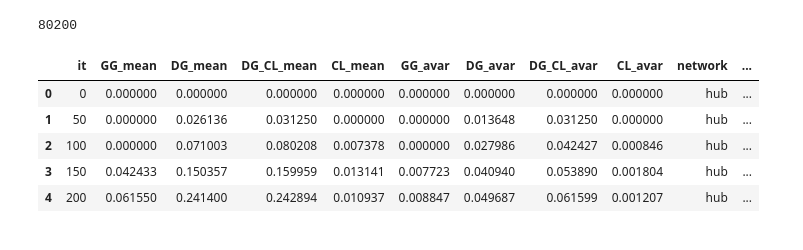
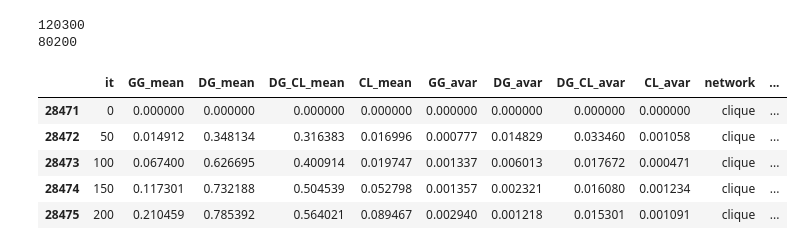
Before and after one commit to zubekj/cog-abm, a Jupyter notebook: extended_sim_analyses.ipynb, the cells around one changed output. Drawn from its saved outputs; the diff is of its cells as text; code cells hidden in the pictures.

```diff
--- a/extended_sim_analyses.ipynb
+++ b/extended_sim_analyses.ipynb
@@ -8,13 +8,20 @@ data = pd.read_csv('extended_simulation_results.csv')
-# %%
-len(data)
-# %% [output]
-80200
+# %%
+env_shift = pd.read_csv('ext_env_shift_results.csv')
+print(len(env_shift))
+env_shift.sort_values(['network_size', 'network', 'simulation', 'it'], inplace=True)
+
+top_shift = pd.read_csv('ext_top_shift_results.csv')
+print(len(top_shift))
+top_shift.sort_values(['network_size', 'network', 'simulation', 'it'], inplace=True)
+# %% [output]
+120300
+80200
 # %%
-data[:5]
+env_shift[:5]
 # %% [output]
 |  | it | GG_mean | DG_mean | DG_CL_mean | CL_mean | GG_avar | DG_avar | DG_CL_avar | CL_avar | network | ... |
-| 0 | 0 | 0.000000 | 0.000000 | 0.000000 | 0.000000 | 0.000000 | 0.000000 | 0.000000 | 0.000000 | hub | ... |
-| 1 | 50 | 0.000000 | 0.026136 | 0.031250 | 0.000000 | 0.000000 | 0.013648 | 0.031250 | 0.000000 | hub | ... |
-| 2 | 100 | 0.000000 | 0.071003 | 0.080208 | 0.007378 | 0.000000 | 0.027986 | 0.042427 | 0.000846 | hub | ... |
-| 3 | 150 | 0.042433 | 0.150357 | 0.159959 | 0.013141 | 0.007723 | 0.040940 | 0.053890 | 0.001804 | hub | ... |
-| 4 | 200 | 0.061550 | 0.241400 | 0.242894 | 0.010937 | 0.008847 | 0.049687 | 0.061599 | 0.001207 | hub | ... |
+| 28471 | 0 | 0.000000 | 0.000000 | 0.000000 | 0.000000 | 0.000000 | 0.000000 | 0.000000 | 0.000000 | clique | ... |
+| 28472 | 50 | 0.014912 | 0.348134 | 0.316383 | 0.016996 | 0.000777 | 0.014829 | 0.033460 | 0.001058 | clique | ... |
+| 28473 | 100 | 0.067400 | 0.626695 | 0.400914 | 0.019747 | 0.001337 | 0.006013 | 0.017672 | 0.000471 | clique | ... |
+| 28474 | 150 | 0.117301 | 0.732188 | 0.504539 | 0.052798 | 0.001357 | 0.002321 | 0.016080 | 0.001234 | clique | ... |
+| 28475 | 200 | 0.210459 | 0.785392 | 0.564021 | 0.089467 | 0.002940 | 0.001218 | 0.015301 | 0.001091 | clique | ... |
```
Also changed, not shown: parts of 10 cells of this notebook.
